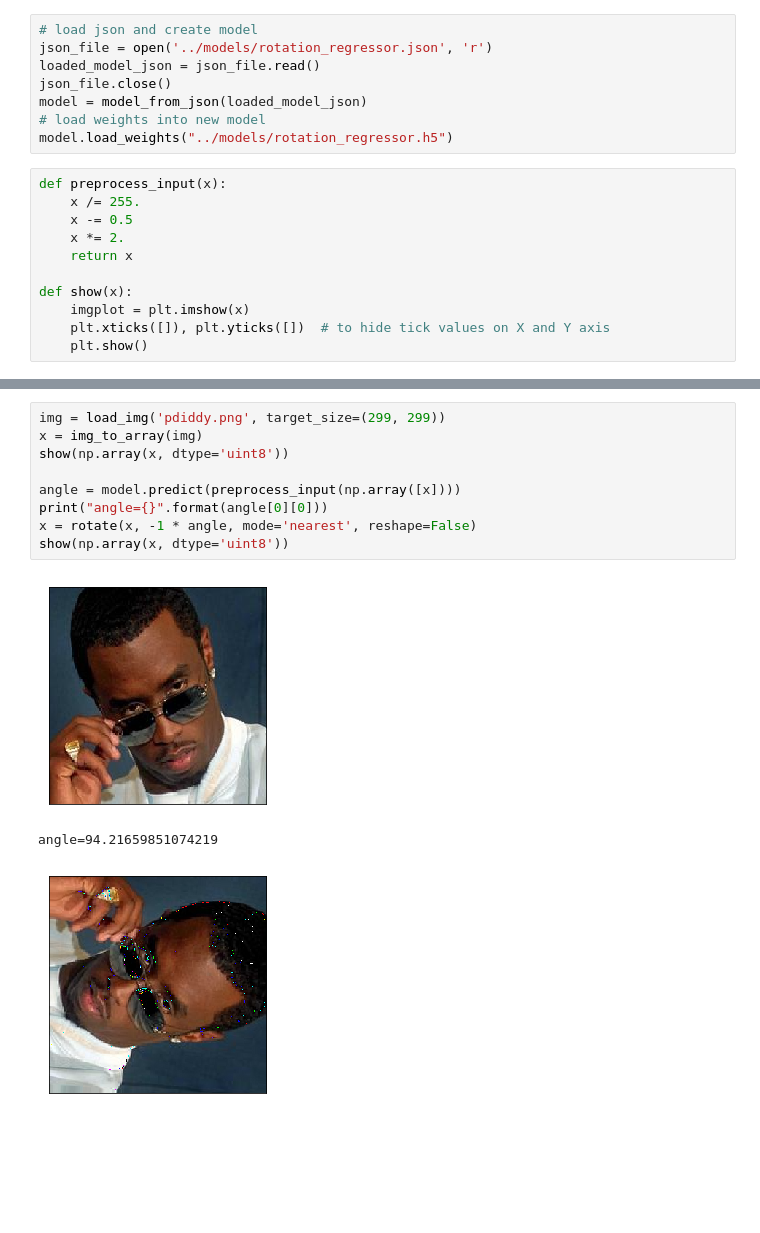
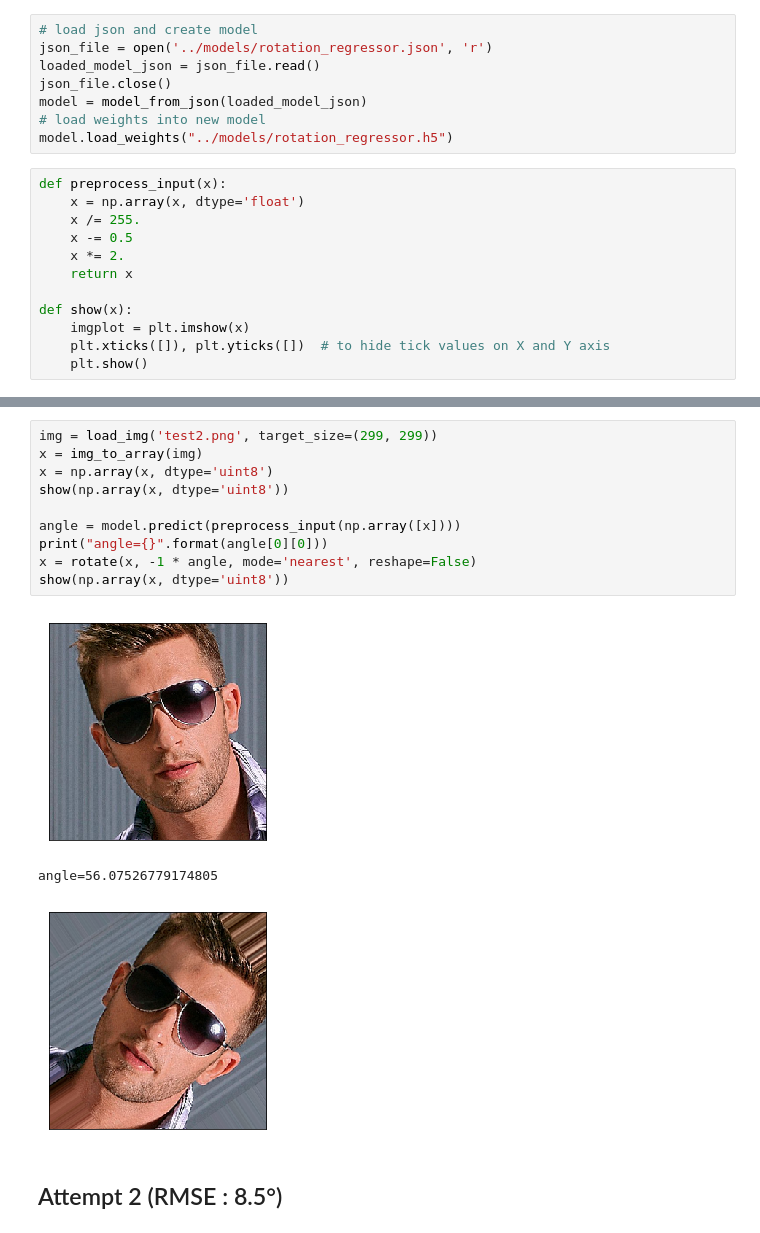
Before and after one commit to florentdelgrange/ai_umons, a Jupyter notebook: challenge1/Notebooks/Model Testing.ipynb, the cells around one changed output, grey strips where cells are left out. Drawn from its saved outputs; the diff is of its cells as text; blank space fills up the shorter version.

Commit message:
Second attempt for the rotation regressor

```diff
--- a/challenge1/Notebooks/Model Testing.ipynb
+++ b/challenge1/Notebooks/Model Testing.ipynb
@@ -27,6 +32,7 @@ model = model_from_json(loaded_model_json)
 model.load_weights("../models/rotation_regressor.h5")
 # %%
 def preprocess_input(x):
+    x = np.array(x, dtype='float')
     x /= 255.
     x -= 0.5
     x *= 2.
@@ -52,13 +73,16 @@ angle=66.06644439697266
 # %%
-img = load_img('pdiddy.png', target_size=(299, 299))
+img = load_img('test2.png', target_size=(299, 299))
 x = img_to_array(img)
+x = np.array(x, dtype='uint8')
 show(np.array(x, dtype='uint8'))
 
 angle = model.predict(preprocess_input(np.array([x])))
 print("angle={}".format(angle[0][0]))
 x = rotate(x, -1 * angle, mode='nearest', reshape=False)
 show(np.array(x, dtype='uint8'))
 # %% [output]
-[figure, old version]
+[figure, new version]
-angle=94.21659851074219
+angle=56.07526779174805
-[figure, old version]
+[figure, new version]
+# %% [markdown]
+## Attempt 2 (RMSE : 8.5°)
```
Also changed, not shown: parts of 9 cells of this notebook, 2 other files.
